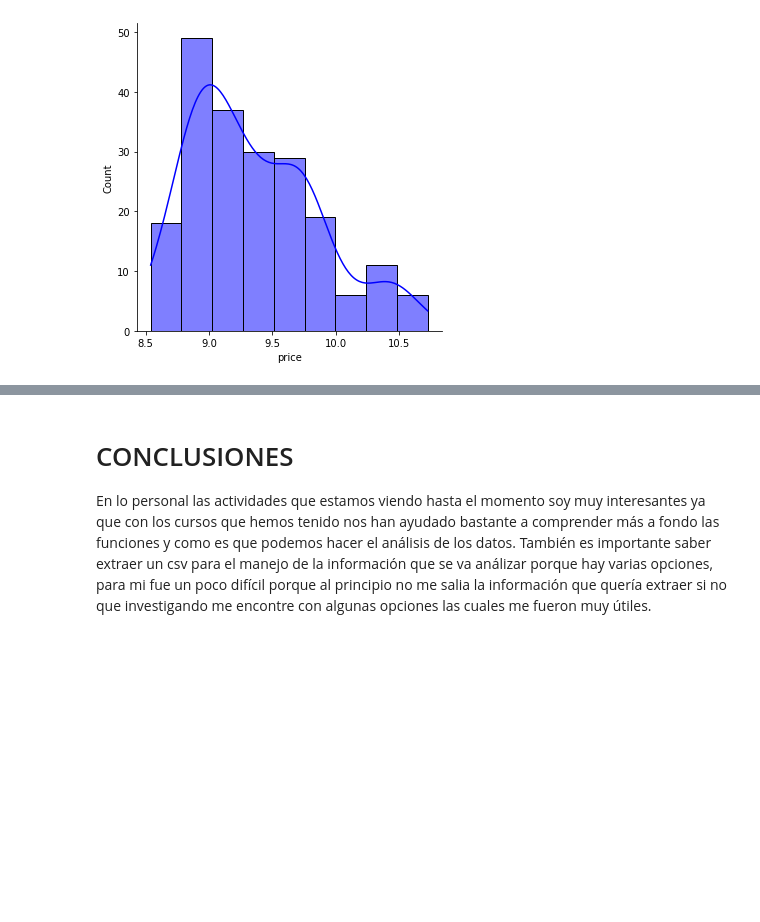
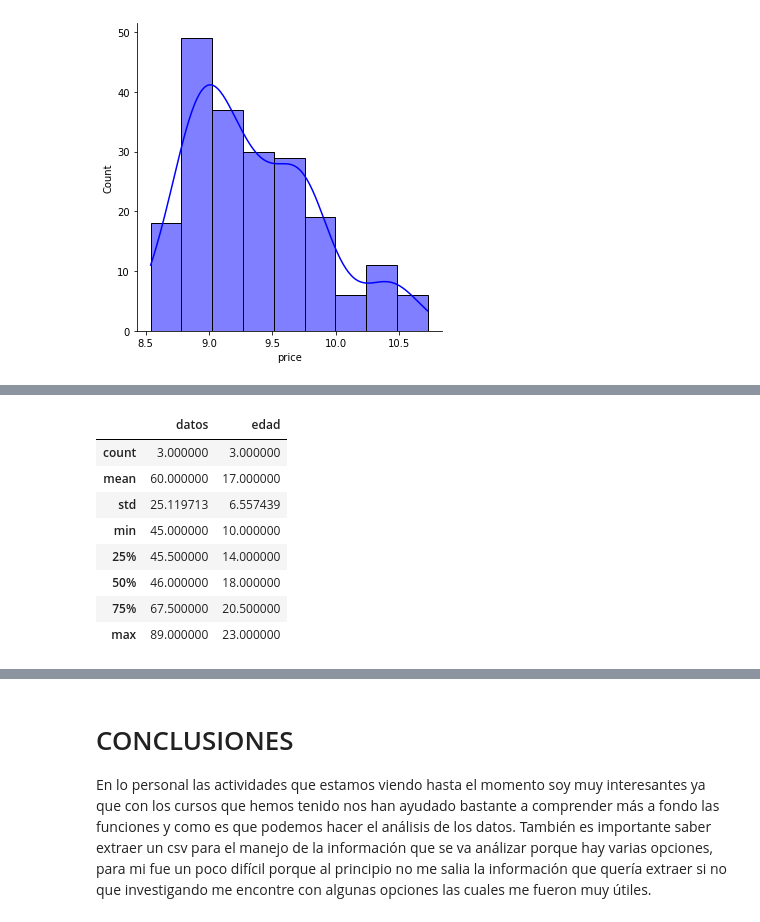
Before and after one commit to Dianamarlen12/CarPrice, a Jupyter notebook: CarPrice.ipynb, the cells around one changed output, grey strips where cells are left out. Drawn from its saved outputs; the diff is of its cells as text; code cells hidden in the pictures; blank space fills up the shorter version.

```diff
--- a/CarPrice.ipynb
+++ b/CarPrice.ipynb
@@ -423,0 +428,6 @@ sns.displot(temporal2,color='blue',kde=True)
+# %%
+dataframe_cat = pd.DataFrame({
+    'datos':[46,89,45],
+    'edad': [10,23,18],
+    'genero': ['f','m','f']
+})
@@ -423,0 +447,12 @@ sns.displot(temporal2,color='blue',kde=True)
+# %%
+dataframe_cat.describe()
+# %% [output]
+|  | datos | edad |
+| count | 3.000000 | 3.000000 |
+| mean | 60.000000 | 17.000000 |
+| std | 25.119713 | 6.557439 |
+| min | 45.000000 | 10.000000 |
+| 25% | 45.500000 | 14.000000 |
+| 50% | 46.000000 | 18.000000 |
+| 75% | 67.500000 | 20.500000 |
+| max | 89.000000 | 23.000000 |
```
Also changed, not shown: parts of 15 cells of this notebook.
